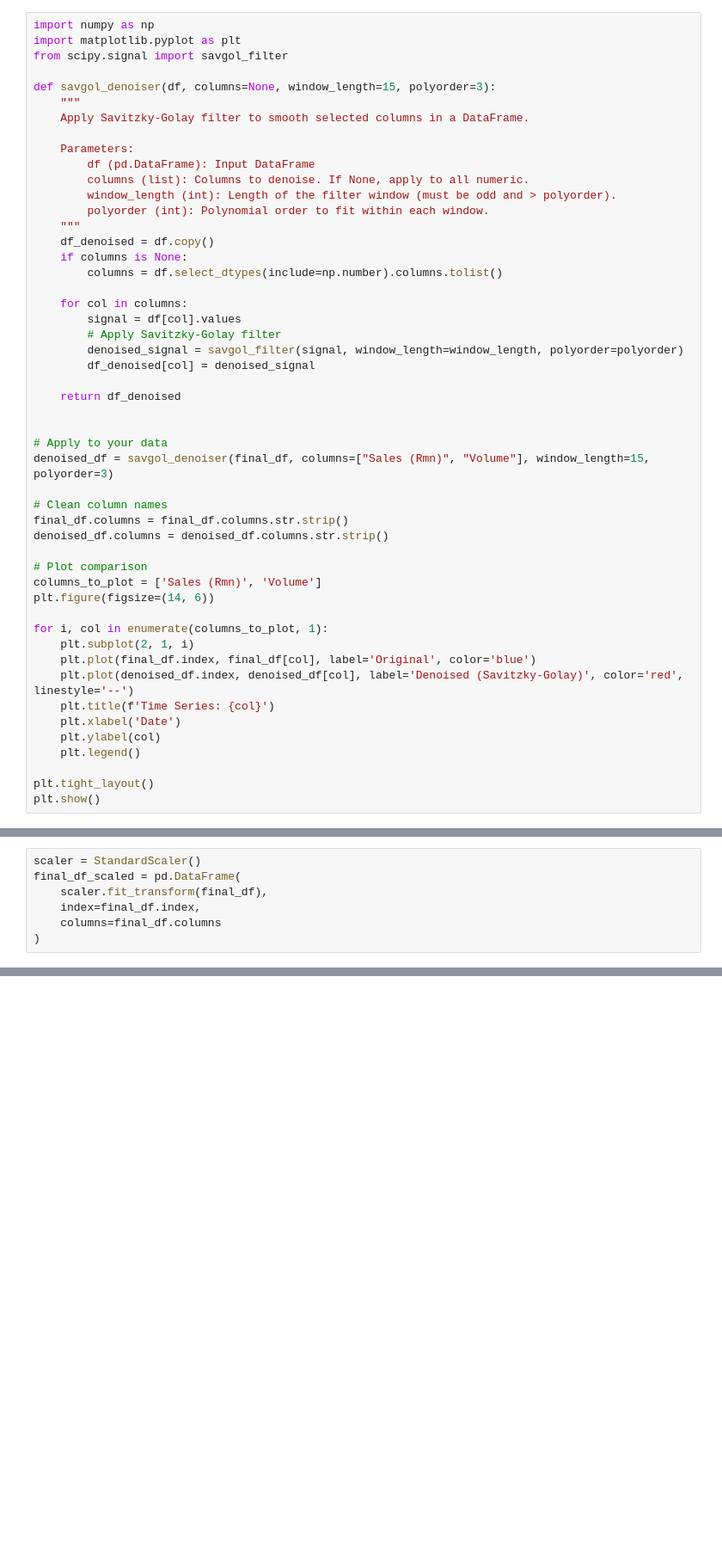
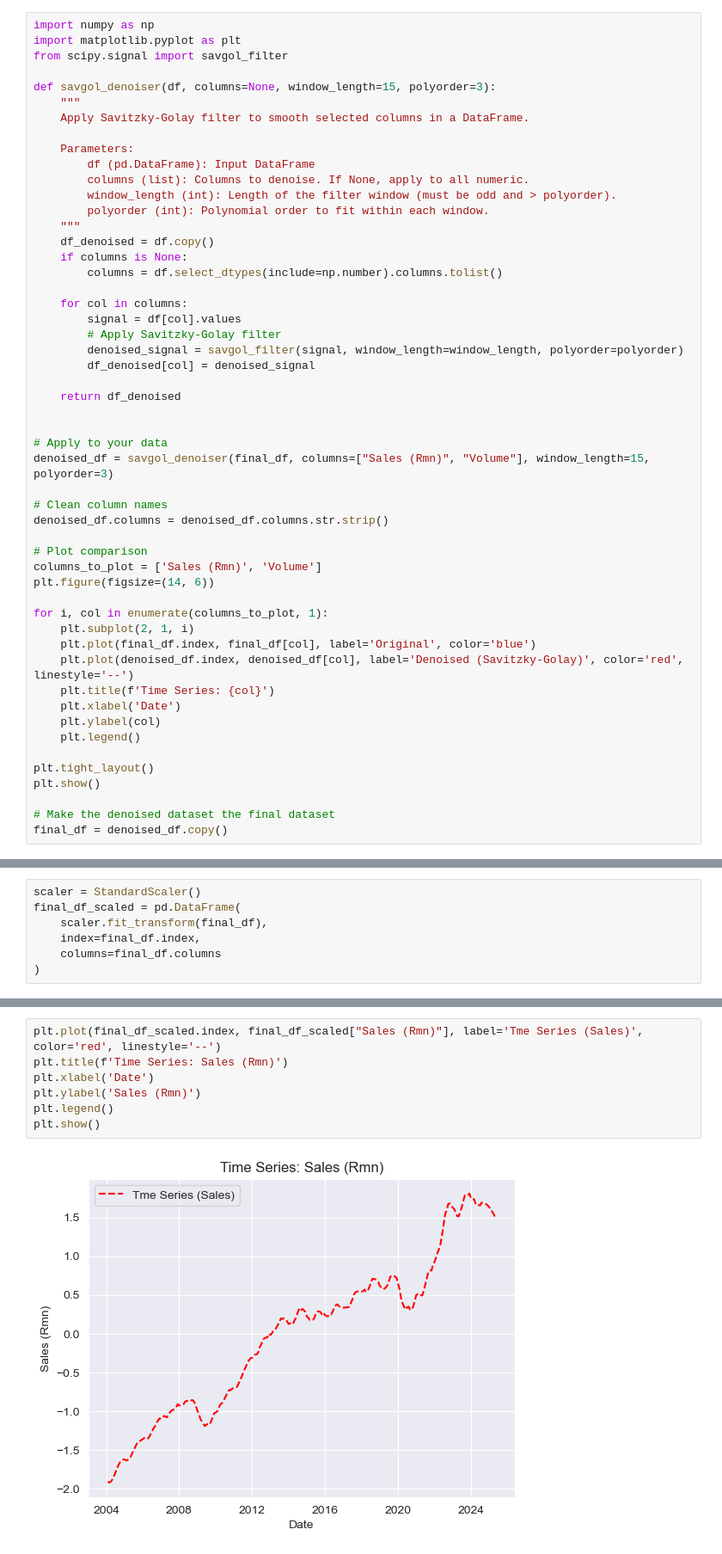
Before and after one commit to MahlatsiM/HonoursResearch, a Jupyter notebook: Cars_Prepro.ipynb, the cells around one changed output, grey strips where cells are left out. Shown at 86% size. Cells and saved outputs as stored; diff of their text form; blank space fills up the shorter version.

```diff
--- a/Car_Pred_2.0.ipynb
+++ b/Cars_Prepro.ipynb
@@ -630,7 +612,6 @@ def savgol_denoiser(df, columns=None, window_length=15, polyorder=3):
 denoised_df = savgol_denoiser(final_df, columns=["Sales (Rmn)", "Volume"], window_length=15, polyorder=3)
 
 # Clean column names
-final_df.columns = final_df.columns.str.strip()
 denoised_df.columns = denoised_df.columns.str.strip()
 
 # Plot comparison
@@ -648,6 +629,9 @@ for i, col in enumerate(columns_to_plot, 1):
 
 plt.tight_layout()
 plt.show()
+
+# Make the denoised dataset the final dataset
+final_df = denoised_df.copy()
 # %% [output]
 [figure]
 # %% [markdown]
@@ -1876,0 +646,9 @@ Best model based on RMSE: Multivariate CNN-LSTM
+# %%
+plt.plot(final_df_scaled.index, final_df_scaled["Sales (Rmn)"], label='Tme Series (Sales)', color='red', linestyle='--')
+plt.title(f'Time Series: Sales (Rmn)')
+plt.xlabel('Date')
+plt.ylabel('Sales (Rmn)')
+plt.legend()
+plt.show()
+# %% [output]
+[figure, added]
```
Also changed, not shown: parts of 34 cells of this notebook, 1 other file.
